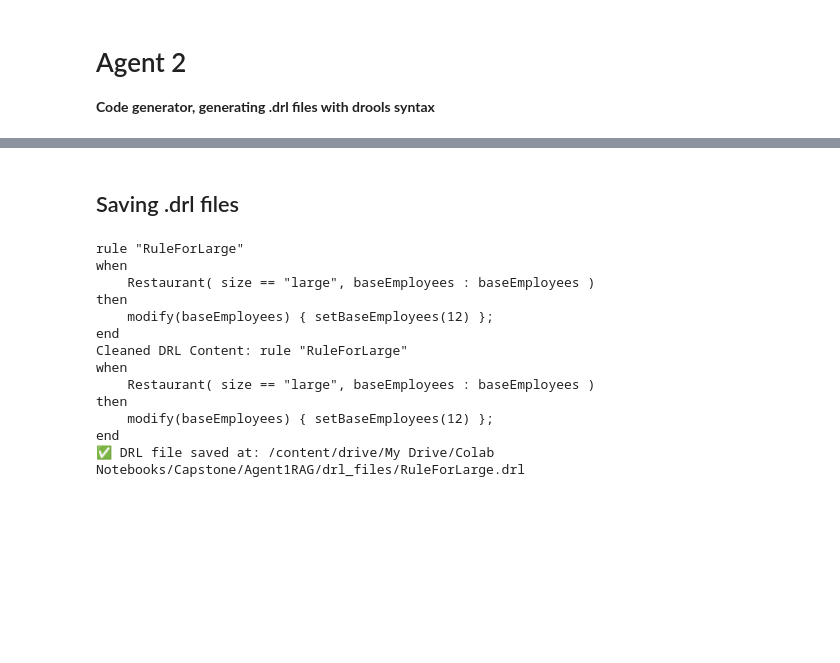
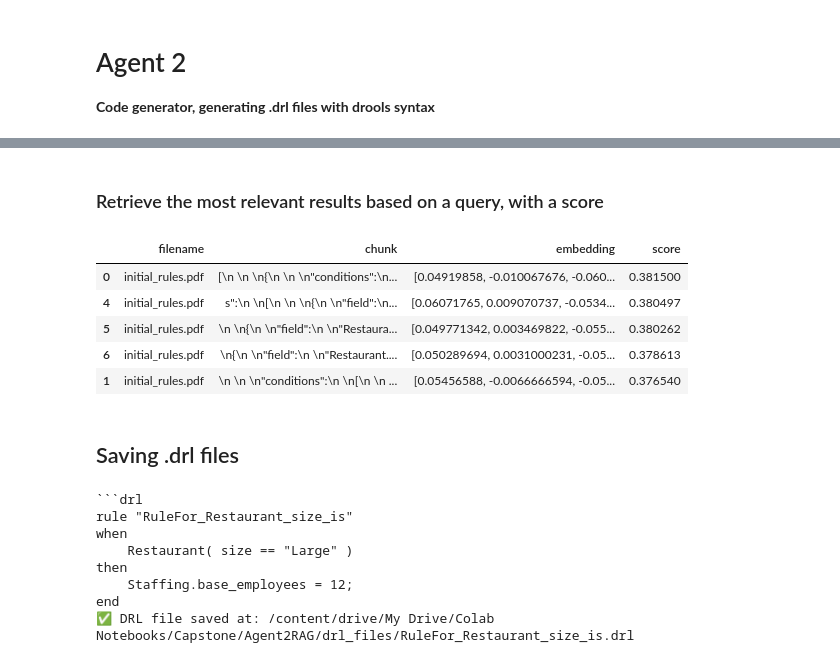
Before and after one commit to nerealegui/capstone, a Jupyter notebook: AgentsCreation_withRAG.ipynb, the cells around one changed output, grey strips where cells are left out. Cells and saved outputs as stored; diff of their text form; code cells hidden in the pictures; blank space fills up the shorter version.

Commit message:
- Added support for pdf + docx documents for the knowledge base - Added RAG for 2nd agent - Added API access via env - Clean and restructure code

````diff
--- a/AgentsCreation_withRAG.ipynb
+++ b/AgentsCreation_withRAG.ipynb
@@ -349,0 +390,24 @@ Actions:
+# %%
+raw_docs = read_documents(folder_path_agent_2)
+
+all_chunks_2 = []
+all_filenames_2 = []
+
+for doc in raw_docs:
+    chunks = chunk_text(doc['text'], chunk_size, chunk_overlap)
+    all_chunks_2.extend(chunks)
+    all_filenames_2.extend([doc['filename']] * len(chunks))
+
+# Generate embeddings
+embeddings_2 = embed_texts(all_chunks_2)
+# %%
+# Combine files, chunks and embeddings into a DataFrame
+df_2 = pd.DataFrame({
+    'filename': all_filenames_2,
+    'chunk': all_chunks_2,
+    'embedding': embeddings_2
+})
+
+
+# Display the DataFrame
+print(df_2)
@@ -350,3 +432,22 @@ Actions:
+# %% [markdown]
+### Retrieve the most relevant results based on a query, with a score
+# %%
+pd.set_option('display.max_columns', None)
+
+# (Optional) Also widen the display so it doesn’t wrap or truncate by width:
+pd.set_option('display.width', 0)           # auto-detect width
+pd.set_option('display.max_colwidth', None)
+# %%
+# Check the results
+results_df_2 = retrieve("Give me the existing rules ", df_2, top_k=5)
+results_df_2
+# %% [output]
+|  | filename | chunk | embedding | score |
+| 0 | initial_rules.pdf | [\n \n \n{\n \n \n"conditions":\n... | [0.04919858, -0.010067676, -0.060... | 0.381500 |
+| 4 | initial_rules.pdf | s":\n \n[\n \n \n{\n \n"field":\n... | [0.06071765, 0.009070737, -0.0534... | 0.380497 |
+| 5 | initial_rules.pdf | \n \n{\n \n"field":\n \n"Restaura... | [0.049771342, 0.003469822, -0.055... | 0.380262 |
+| 6 | initial_rules.pdf | \n{\n \n"field":\n \n"Restaurant.... | [0.050289694, 0.0031000231, -0.05... | 0.378613 |
+| 1 | initial_rules.pdf | \n \n \n"conditions":\n \n[\n \n ... | [0.05456588, -0.0066666594, -0.05... | 0.376540 |
 # %% [markdown]
 ## Saving .drl files
 # %%
@@ -379,7 +480,7 @@ def save_drl_to_file(drl_content: str, directory: str = path_to_drl):
     print(f"✅ DRL file saved at: {filepath}")
 # %%
 # Need to change the drl name for each file. In the future we need to automate this.
-drl_text = agent2_generate_drl(rule_json)
+drl_text = agent2_generate_drl_with_rag(rule_json, results_df_2)
 
 # Clean response from agent1
 def clean_drools_block(text):
@@ -391,16 +492,11 @@ print(cleaned_2_response)
 # Save the drl, need to change the drl name for each file. In the future we need to automate this.
 save_drl_to_file(cleaned_2_response)
 # %% [output]
-rule "RuleForLarge"
+```drl
+rule "RuleFor_Restaurant_size_is"
 when
-    Restaurant( size == "large", baseEmployees : baseEmployees )
+    Restaurant( size == "Large" )
 then
-    modify(baseEmployees) { setBaseEmployees(12) };
+    Staffing.base_employees = 12;
 end
-Cleaned DRL Content: rule "RuleForLarge"
-when
-    Restaurant( size == "large", baseEmployees : baseEmployees )
-then
-    modify(baseEmployees) { setBaseEmployees(12) };
-end
-✅ DRL file saved at: /content/drive/My Drive/Colab Notebooks/Capstone/Agent1RAG/drl_files/RuleForLarge.drl
+✅ DRL file saved at: /content/drive/My Drive/Colab Notebooks/Capstone/Agent2RAG/drl_files/RuleFor_Restaurant_size_is.drl
````
Also changed, not shown: parts of 25 cells of this notebook.
